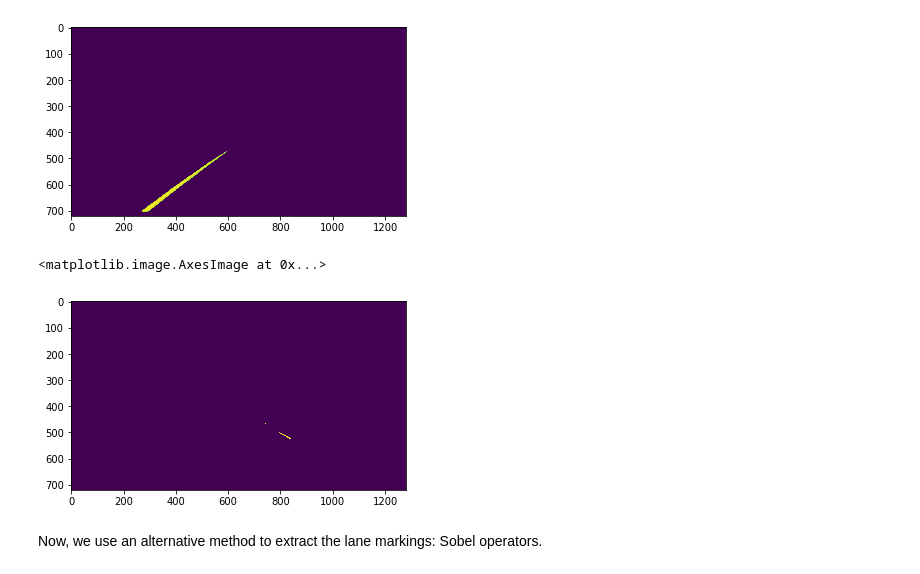
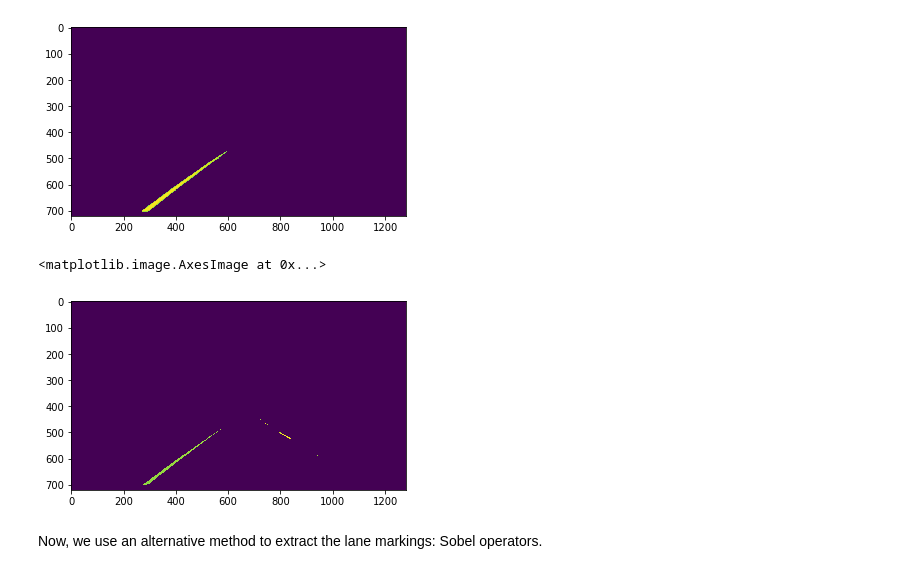
Before and after one commit to joaospinto/CarND-Advanced-Lane-Lines, a Jupyter notebook: Advanced Lane Lines (JSP).ipynb, the cells around one changed output. Drawn from its saved outputs; the diff is of its cells as text; code cells hidden in the pictures.

```diff
--- a/Advanced Lane Lines (JSP).ipynb
+++ b/Advanced Lane Lines (JSP).ipynb
@@ -256,11 +260,11 @@ plt.imshow(masked_V_in_range)
 [figure]
 # %%
 masked_L = masked_LUV[:,:,0]
-masked_L_in_range = cv2.bitwise_and(masked_L, cv2.inRange(masked_L, 225, 255))
+masked_L_in_range = cv2.bitwise_and(masked_L, cv2.inRange(masked_L, 210, 255))
 plt.imshow(masked_L_in_range)
 # %% [output]
 <matplotlib.image.AxesImage at 0x...>
-[figure, old version]
+[figure, new version]
 # %% [markdown]
 Now, we use an alternative method to extract the lane markings: Sobel operators.
 # %%
```
Also changed, not shown: parts of 15 cells of this notebook, 15 other files.
